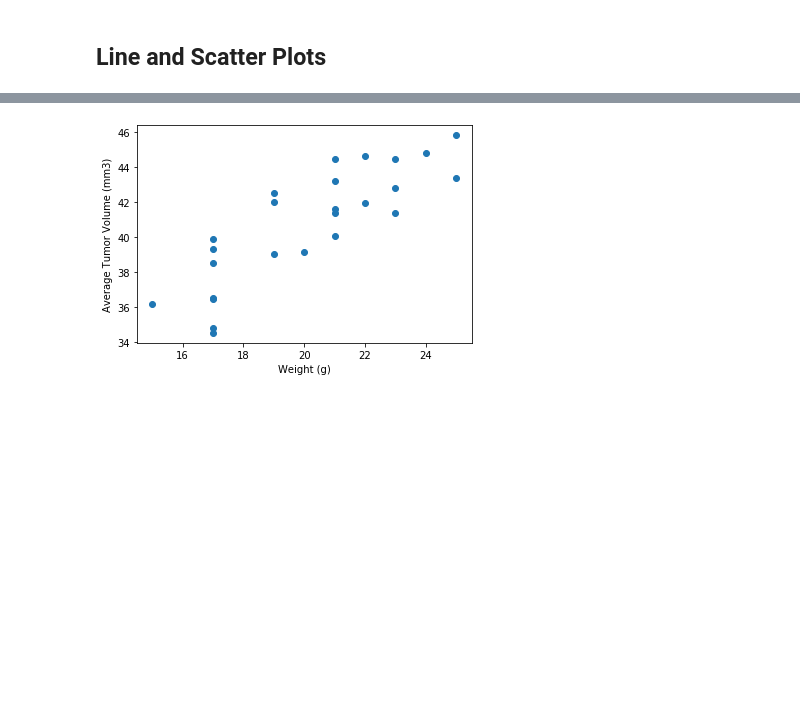
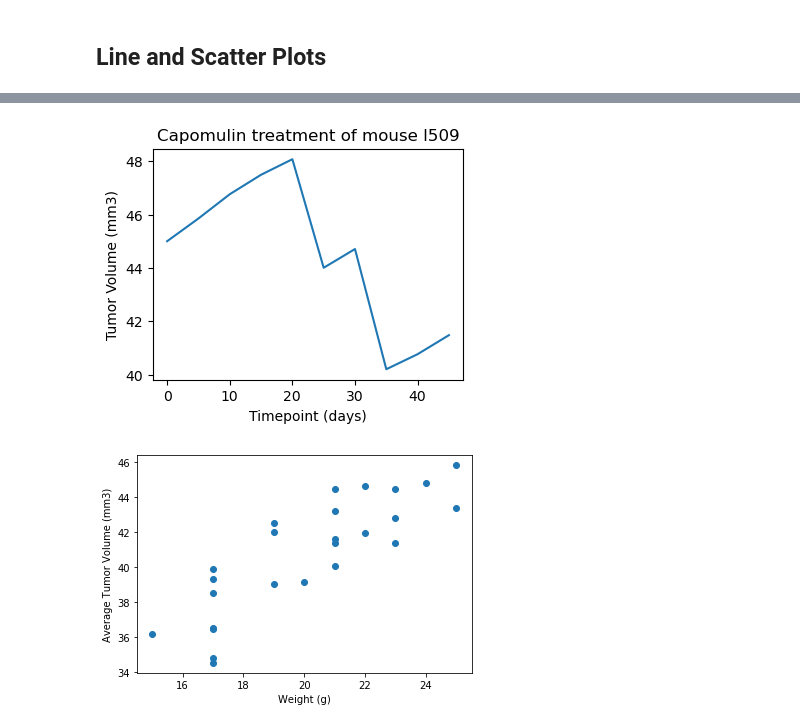
Before and after one commit to andcetera/pymaceuticals-study, a Jupyter notebook: Project Folder/pymaceuticals.ipynb, the cells around one changed output, grey strips where cells are left out. Drawn from its saved outputs; the diff is of its cells as text; code cells hidden in the pictures; blank space fills up the shorter version.

Commit message:
line plot with random mouse generator :)

```diff
--- a/Project Folder/pymaceuticals.ipynb
+++ b/Project Folder/pymaceuticals.ipynb
@@ -226,3 +236,20 @@ Ceftamin's potential outliers: Series([], Name: Tumor Volume (mm3), dtype: float
+# %%
+# Generate a line plot of tumor volume vs. time point for a mouse treated with Capomulin
+
+cap_mice = data.loc[data['Drug Regimen'] == 'Capomulin', :]
+sample = cap_mice['Mouse ID'].unique()
+mouse = np.random.choice(sample)
+mouse
+amouse = data.loc[data['Mouse ID'] == mouse, :]
+
+plt.figure(figsize=(4, 3))
+plt.plot(amouse['Timepoint'], amouse['Tumor Volume (mm3)'])
+plt.title(amouse.iloc[0, 4] + ' treatment of mouse ' + amouse.iloc[0, 0])
+plt.xlabel('Timepoint (days)')
+plt.ylabel('Tumor Volume (mm3)')
+plt.show()
+# %% [output]
+[figure, added]
 # %%
 # Generate a scatter plot of average tumor volume vs. mouse weight for the Capomulin regimen
 # %% [output]
```
Also changed, not shown: parts of 4 cells of this notebook.
